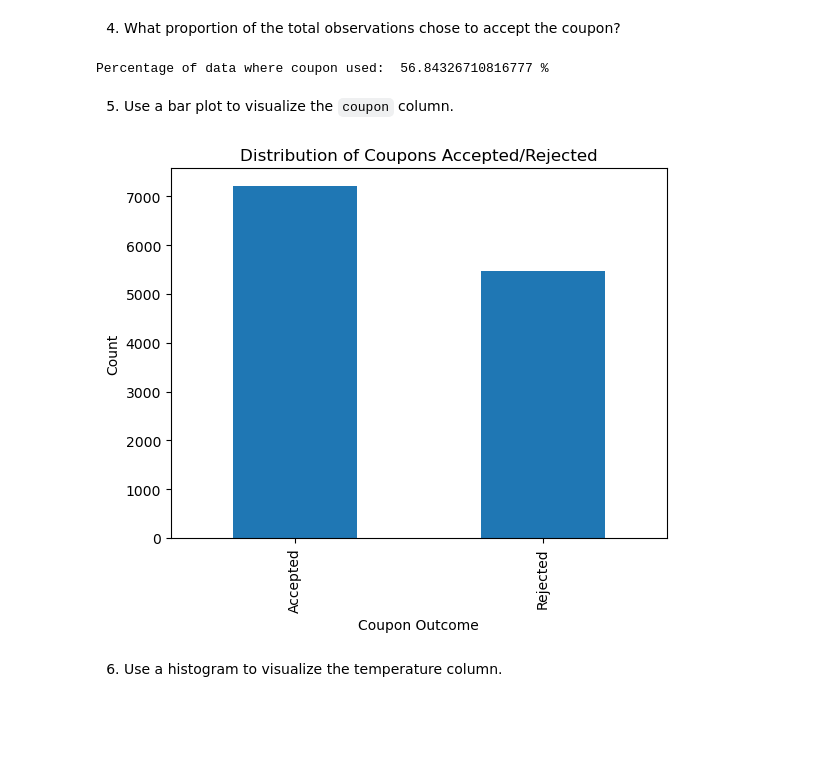
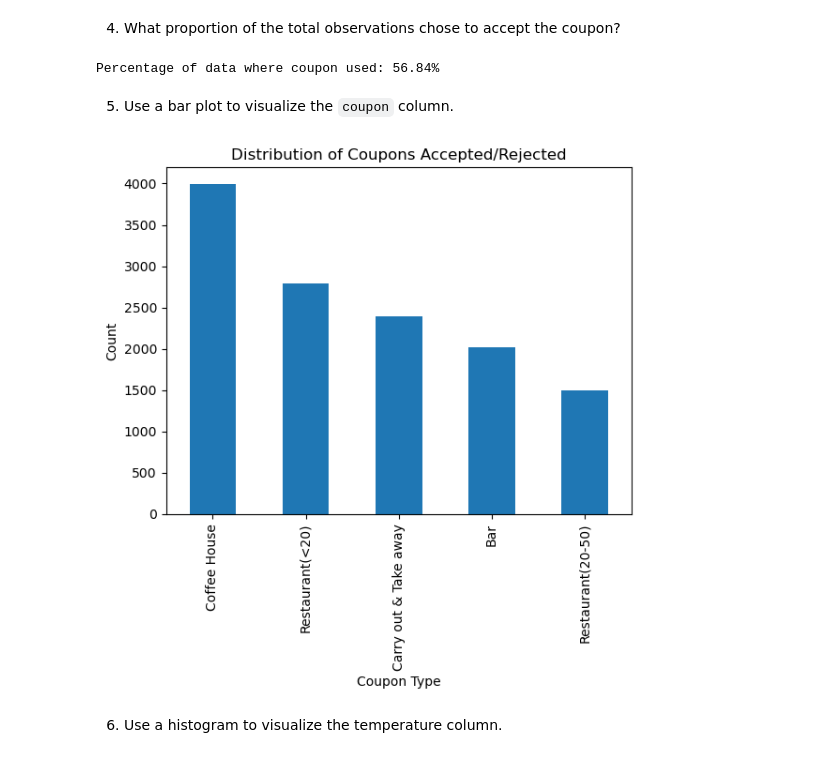
Before and after one commit to ayamundhenk/Assignment5.1, a Jupyter notebook: prompt.ipynb, the cells around one changed output. Cells and saved outputs as stored; diff of their text form; code cells hidden in the pictures; blank space fills up the shorter version.

```diff
--- a/prompt.ipynb
+++ b/prompt.ipynb
@@ -129,24 +129,19 @@ data = data.drop(columns=['car'])
 num_use_coupon = (data['Y'] == 1).sum()
 total = len(data)
 ratio = (num_use_coupon / total) * 100
-print('Percentage of data where coupon used: ', ratio, '%')
+print(f'Percentage of data where coupon used: {ratio:.2f}%')
 # %% [output]
-Percentage of data where coupon used:  56.84326710816777 %
+Percentage of data where coupon used: 56.84%
 # %% [markdown]
 5. Use a bar plot to visualize the `coupon` column.
 # %%
-labels = {
-    1: 'Accepted',
-    0: 'Rejected'
-}
-
-data['Y'].map(labels).value_counts().plot(kind='bar')
+data['coupon'].value_counts().plot(kind='bar')
 plt.title('Distribution of Coupons Accepted/Rejected')
-plt.xlabel('Coupon Outcome')
+plt.xlabel('Coupon Type')
 plt.ylabel('Count')
 plt.show()
 # %% [output]
-[figure, old version]
+[figure, new version]
 # %% [markdown]
 6. Use a histogram to visualize the temperature column.
 # %%
```
Also changed, not shown: parts of 4 cells of this notebook.
